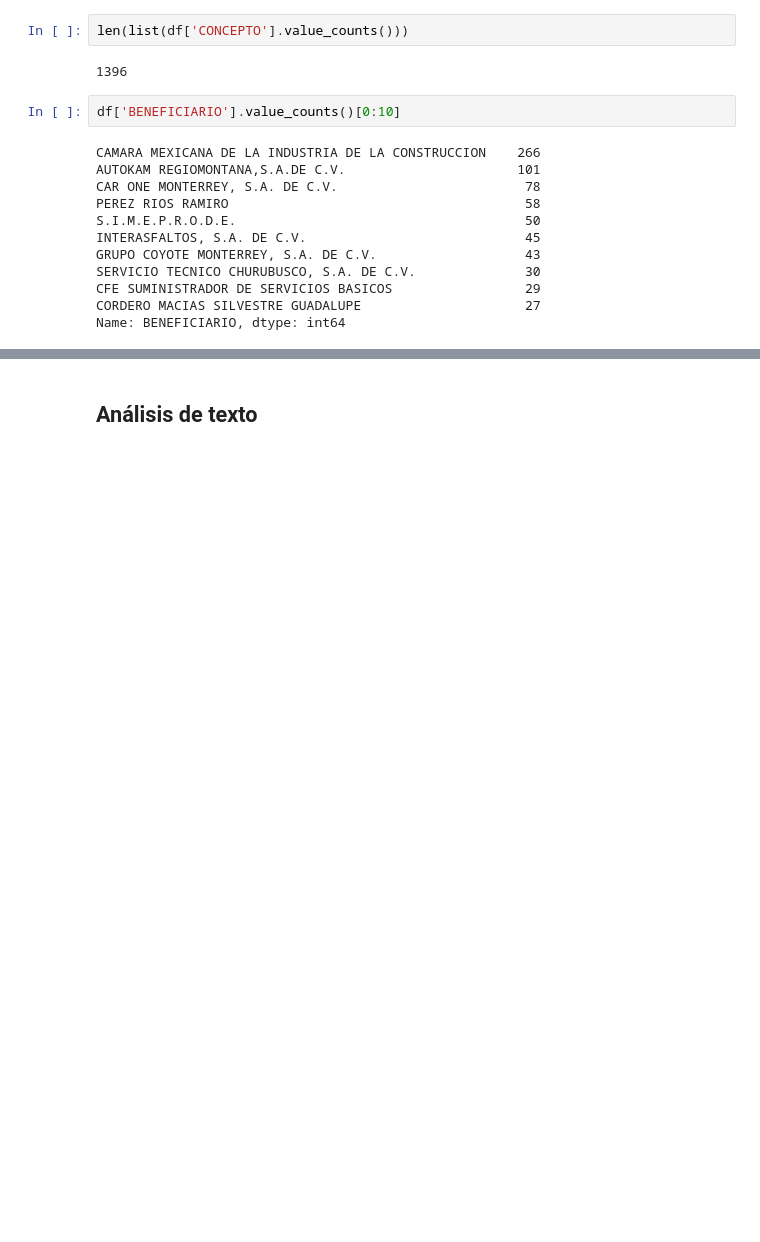
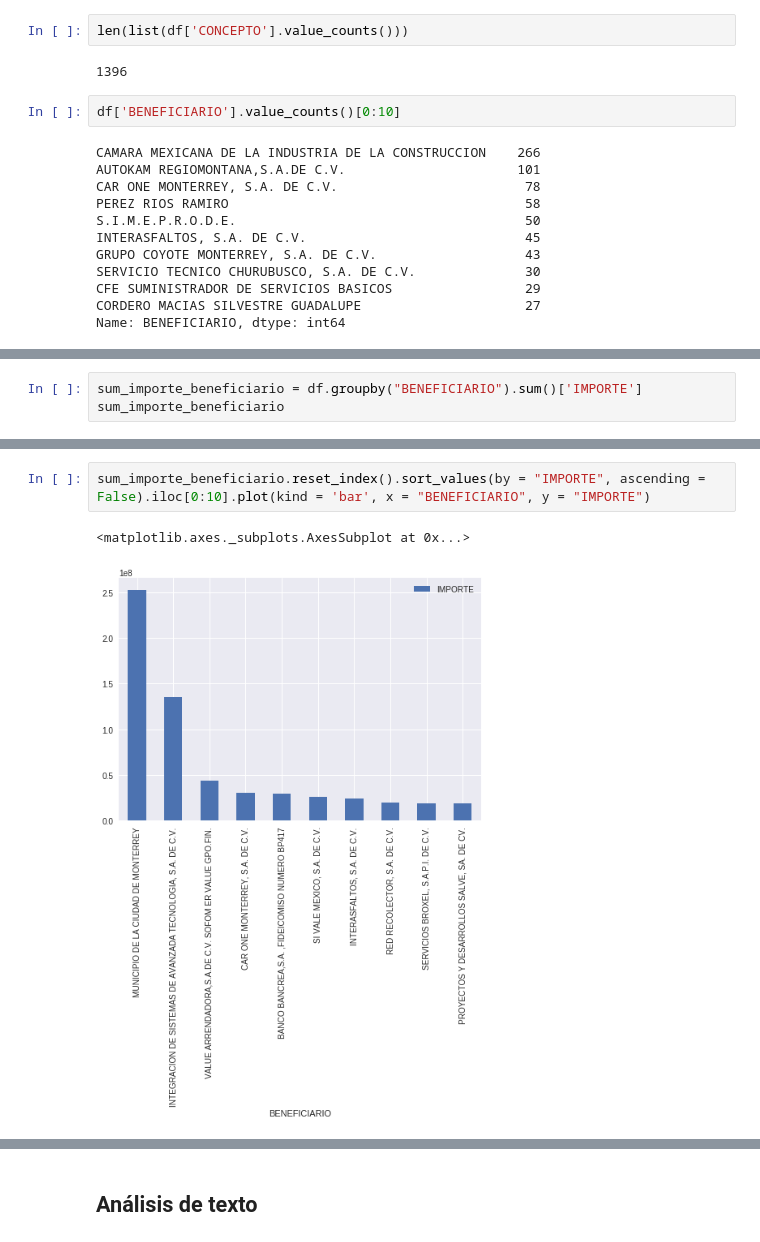
Before and after one commit to darianfd99/Pagos_Monterrey, a Jupyter notebook: notebooks/2_exploration.ipynb, the cells around one changed output, grey strips where cells are left out. Cells and saved outputs as stored; diff of their text form; blank space fills up the shorter version.

```diff
--- a/notebooks/2_exploration.ipynb
+++ b/notebooks/2_exploration.ipynb
@@ -107,0 +110,3 @@ df[df["IMPORTE"] < df['IMPORTE'].quantile(0.95)]["IMPORTE"].hist(bins = 50)
+# %%
+sum_importe_beneficiario = df.groupby("BENEFICIARIO").sum()['IMPORTE']
+sum_importe_beneficiario
@@ -107,0 +127,5 @@ df[df["IMPORTE"] < df['IMPORTE'].quantile(0.95)]["IMPORTE"].hist(bins = 50)
+# %%
+sum_importe_beneficiario.reset_index().sort_values(by = "IMPORTE", ascending = False).iloc[0:10].plot(kind = 'bar', x = "BENEFICIARIO", y = "IMPORTE")
+# %% [output]
+<matplotlib.axes._subplots.AxesSubplot at 0x...>
+[figure, added]
```
Also changed, not shown: parts of 21 cells of this notebook, 5 other files.
